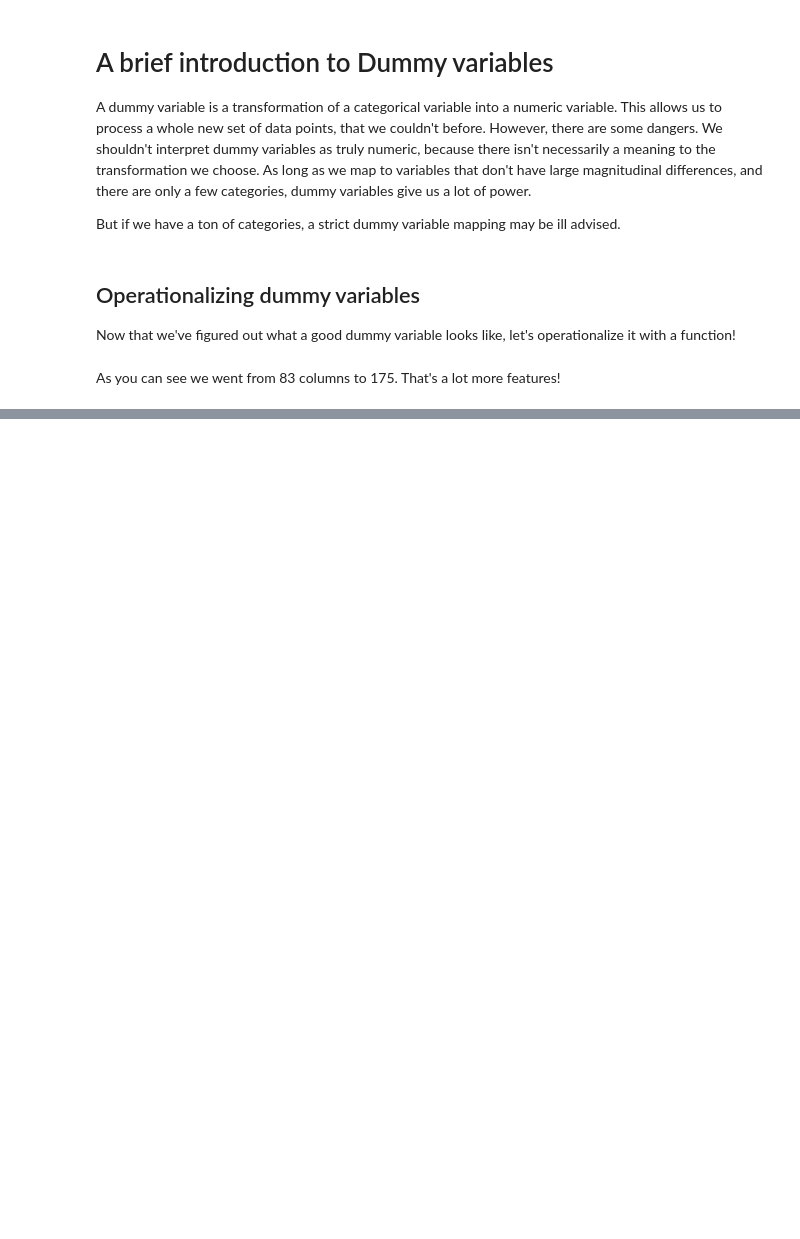
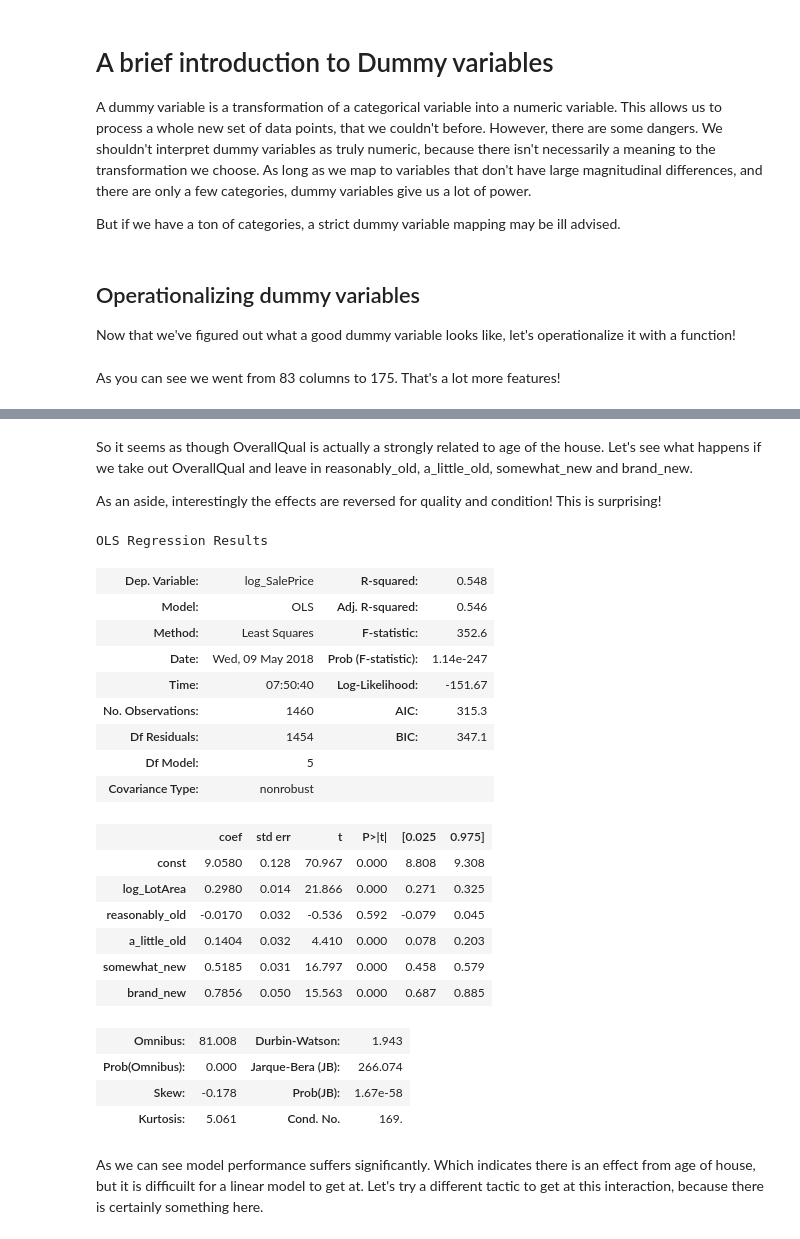
Before and after one commit to EricSchles/kaggle_housing, a Jupyter notebook: analysis_of_feature_engineering.ipynb, the cells around one changed output, grey strips where cells are left out. Saved outputs shown, nothing was run; the diff lists cells and outputs as text; code cells hidden in the pictures; blank space fills up the shorter version.

```diff
--- a/analysis_of_feature_engineering.ipynb
+++ b/analysis_of_feature_engineering.ipynb
@@ -151,0 +408,44 @@ dir(model)
+# %% [markdown]
+So it seems as though OverallQual is actually a strongly related to age of the house.  Let's see what happens if we take out OverallQual and leave in reasonably_old, a_little_old, somewhat_new and brand_new.
+
+As an aside, interestingly the effects are reversed for quality and condition!  This is surprising!
+# %%
+train["log_SalePrice"] = np.log(train["SalePrice"])
+train["log_LotArea"] = np.log(train["LotArea"])
+
+sale_price = train["log_SalePrice"]
+X = train[["log_LotArea",
+           "reasonably_old",
+           "a_little_old",
+           "somewhat_new",
+           "brand_new"]
+         ]
+X = sm.add_constant(X)
+# %%
+model = sm.OLS(sale_price, X)
+model_results = model.fit()
+model_results.summary()
+# %% [output]
+OLS Regression Results
+| Dep. Variable: | log_SalePrice | R-squared: | 0.548 |
+| Model: | OLS | Adj. R-squared: | 0.546 |
+| Method: | Least Squares | F-statistic: | 352.6 |
+| Date: | Wed, 09 May 2018 | Prob (F-statistic): | 1.14e-247 |
+| Time: | 07:50:40 | Log-Likelihood: | -151.67 |
+| No. Observations: | 1460 | AIC: | 315.3 |
+| Df Residuals: | 1454 | BIC: | 347.1 |
+| Df Model: | 5 |  |  |
+| Covariance Type: | nonrobust |  |  |
+|  | coef | std err | t | P>|t| | [0.025 | 0.975] |
+| const | 9.0580 | 0.128 | 70.967 | 0.000 | 8.808 | 9.308 |
+| log_LotArea | 0.2980 | 0.014 | 21.866 | 0.000 | 0.271 | 0.325 |
+| reasonably_old | -0.0170 | 0.032 | -0.536 | 0.592 | -0.079 | 0.045 |
+| a_little_old | 0.1404 | 0.032 | 4.410 | 0.000 | 0.078 | 0.203 |
+| somewhat_new | 0.5185 | 0.031 | 16.797 | 0.000 | 0.458 | 0.579 |
+| brand_new | 0.7856 | 0.050 | 15.563 | 0.000 | 0.687 | 0.885 |
+| Omnibus: | 81.008 | Durbin-Watson: | 1.943 |
+| Prob(Omnibus): | 0.000 | Jarque-Bera (JB): | 266.074 |
+| Skew: | -0.178 | Prob(JB): | 1.67e-58 |
+| Kurtosis: | 5.061 | Cond. No. | 169. |
+# %% [markdown]
+As we can see model performance suffers significantly.  Which indicates there is an effect from age of house, but it is difficuilt for a linear model to get at.  Let's try a different tactic to get at this interaction, because there is certainly something here.
```
Also changed, not shown: parts of 31 cells of this notebook, 1 other file.
